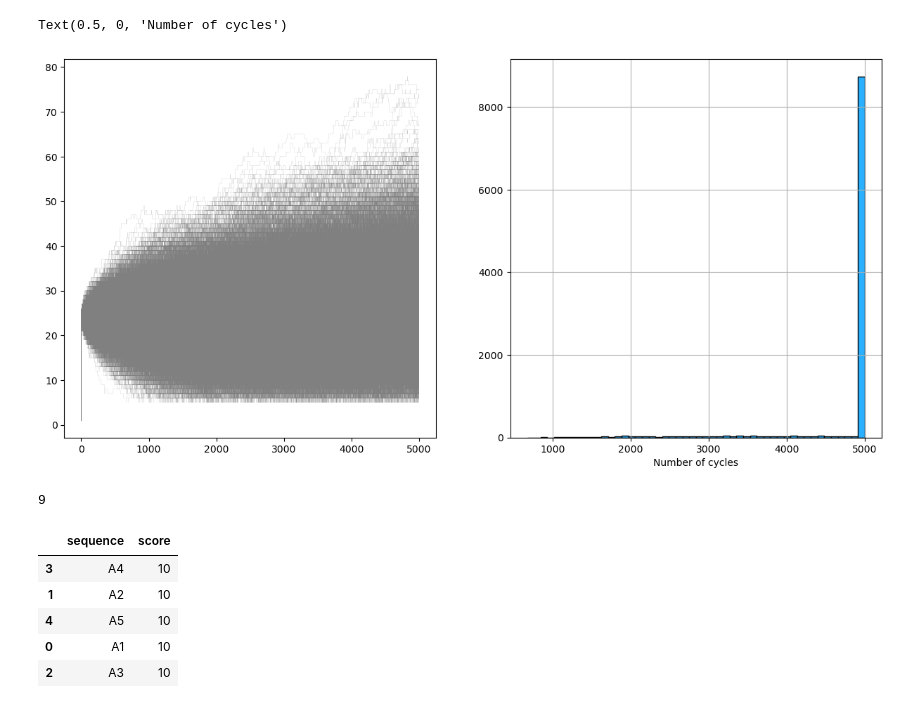
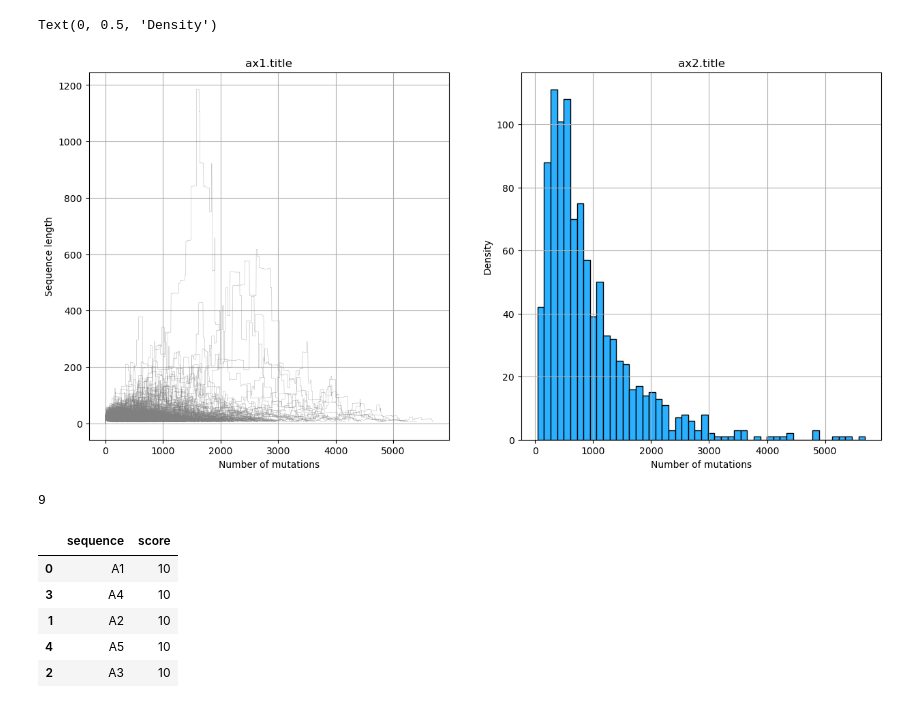
Before and after one commit to sahakyanhk/pfes, a Jupyter notebook: jupyter/ratetest.ipynb, the cells around one changed output. Cells and saved outputs as stored; diff of their text form; code cells hidden in the pictures.

```diff
--- a/jupyter/ratetest.ipynb
+++ b/jupyter/ratetest.ipynb
@@ -6,18 +6,17 @@ from evolution import Evolver
 from tqdm import tqdm
 import numpy as np
 # %%
-non_point_mutations = {'+' : 1,    #single residue insertion
-                       '-' : 1,    #single residue deletion
-                       '*' : 0.3,    #partial duplication
-                       '/' : 0.2,    #random insertion
-                       '%' : 0.8,    #partial deletion
-                       'p' : 0.1,   #cyrcular permutation
-                       'd' : 0.01  #full duplication
-                       }
-
+non_point_mutations = {'+' : 1.0,   #single residue insertion
+                           '-' : 1.0,   #single residue deletion
+                           '*' : 0.3,   #partial duplication
+                           '/' : 0.2,   #random insertion
+                           '%' : 0.8,   #partial deletion
+                           'p' : 0.1,   #Circular permutation
+                           'd' : 0.01   #full duplication
+                           }
 
 Evolver.non_point_mutations = non_point_mutations
-evolver = Evolver('codonrates_opm')
+evolver = Evolver('codonrates')
 
 {j:round(i/sum(evolver.evoldict.values()),4) for i, j in zip(evolver.evoldict.values(), evolver.evoldict.keys())}
 # %% [output]
@@ -41,37 +46,44 @@ evolver = Evolver('codonrates_opm')
 # %%
 def ratetest(l):
     seq = "A" * l
     x = [1]
-    for i in range(5000):
+    for i in range(15000):
         seq = evolver.mutate(seq)[0]
         x.append(len(seq))
         if len(seq) < 6:
             #print(f'too short after {i} steps')
             break
     return x , len(x)
 
 
 n_cycles = []
 len_xs = []
 xs = []
 fig, ax = plt.subplots(1,2)
 fig.set_size_inches(15, 7)
 
-for i in tqdm(range(10000)):
+
+for i in tqdm(range(1000)):
     x, len_x = ratetest(24)
     n_cycles.append(len_x)
     xs.append(x)
     len_xs = [len(x)]
-    ax[0].plot(x, '-', color='grey', linewidth=0.1)
-    plt.grid(True, which="both")
-    plt.xlabel('Number of cycles')
+    ax[0].plot(x, '-', color='grey', linewidth=0.2)
+    ax[0].grid(True, which="both")
 #ax[0].set_ylim([0,100])
 ax[1].hist(n_cycles, bins=50, facecolor = '#2ab0ff', edgecolor='black', linewidth=1)
-plt.grid(True, which="both")
-plt.xlabel('Number of cycles')
+ax[1].grid(True, which="both")
+
+
+ax[0].set_title('ax1.title')
+ax[1].set_title('ax2.title')
+ax[0].set_xlabel('Number of mutations')
+ax[1].set_xlabel('Number of mutations')
+ax[0].set_ylabel('Sequence length')
+ax[1].set_ylabel('Density')
 # %% [output]
-Text(0.5, 0, 'Number of cycles')
+Text(0, 0.5, 'Density')
-[figure, old version]
+[figure, new version]
 # %%
 round(np.random.normal(10))
 # %% [output]
@@ -89,10 +101,10 @@ df2 = pd.DataFrame({'sequence':['B'] * 5, 'score': [5] * 5})
 evolver.select(df, df2, 5, selection_mode='weak', norepeat=True)
 # %% [output]
 |  | sequence | score |
+| 0 | A1 | 10 |
 | 3 | A4 | 10 |
 | 1 | A2 | 10 |
 | 4 | A5 | 10 |
-| 0 | A1 | 10 |
 | 2 | A3 | 10 |
 # %%
 df.sample(6,replace=(not False))
```
Also changed, not shown: parts of 6 cells of this notebook, 7 other files.
